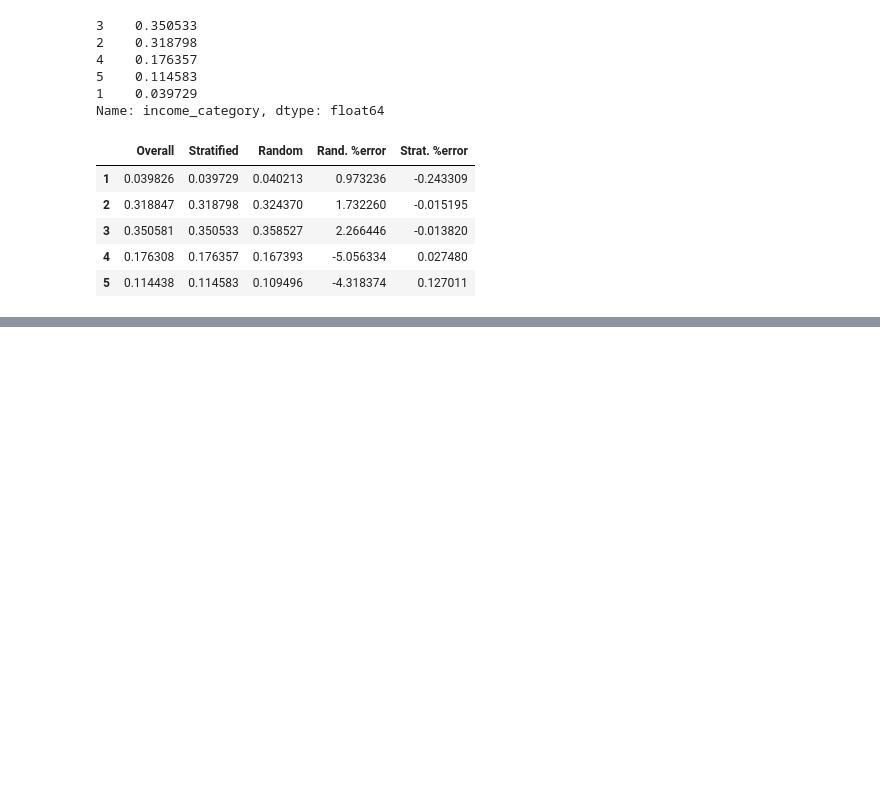
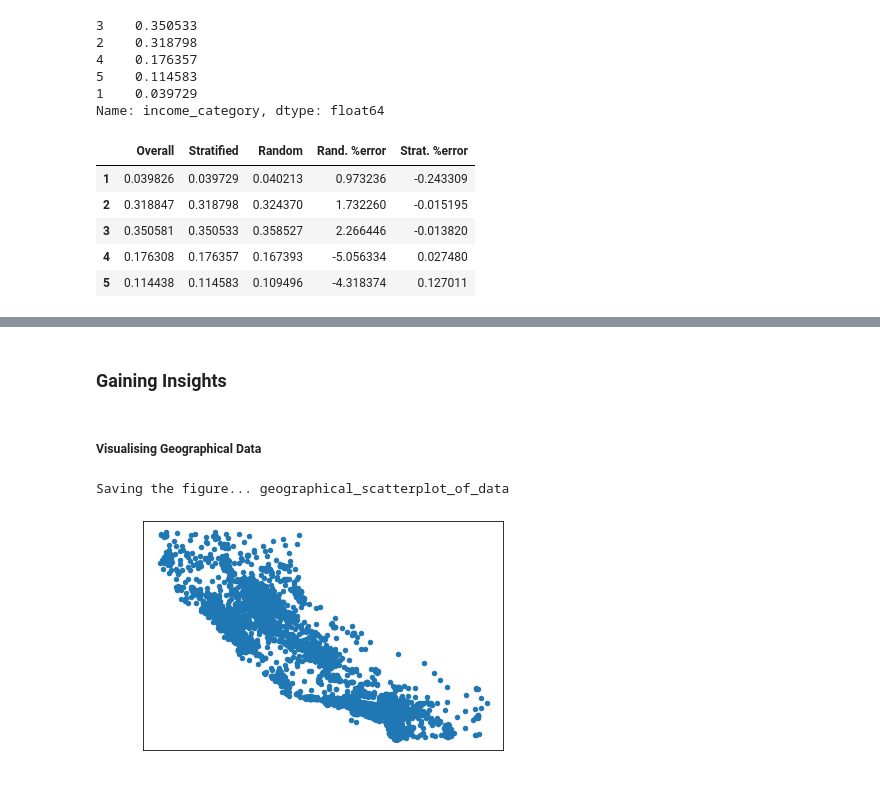
Before and after one commit to Zad-100/End-To-End-Machine-Learning-Project, a Jupyter notebook: housing.ipynb, the cells around one changed output, grey strips where cells are left out. Drawn from its saved outputs; the diff is of its cells as text; code cells hidden in the pictures; blank space fills up the shorter version.

Commit message:
Visualising the train data deeper. Test set created and set aside.

```diff
--- a/housing.ipynb
+++ b/housing.ipynb
@@ -100,9 +100,11 @@ housingDF.describe()
 import matplotlib as mpl
 import matplotlib.pyplot as plt
 
-mpl.rc("axes", labelsize=14, titlecolor="w")
+mpl.rc("axes", labelsize=14, titlecolor="w", labelcolor="w")
 mpl.rc("xtick", labelsize=12, c="w")
 mpl.rc("ytick", labelsize=12, c="w")
+# mpl.rc("axislabel", c="w")
+# mpl.rc("xlabel", c="w")
 # %%
 # Where to save the figures
 PROJECT_ROOT_DIR = "."
@@ -356,0 +348,15 @@ memory usage: 354.8+ KB
+# %% [markdown]
+### Gaining Insights
+# %%
+# Creating a copy of the training set to play with
+trainDF = stratTrainSet.copy()
+# %% [markdown]
+##### Visualising Geographical Data
+# %%
+# Longitude and Latitude
+# Scatterplot of all districts to viualise the data
+trainDF.plot(kind="scatter", x="longitude", y="latitude")
+saveFigures("geographical_scatterplot_of_data")
+# %% [output]
+Saving the figure... geographical_scatterplot_of_data
+[figure, added]
```
Also changed, not shown: parts of 4 cells of this notebook, 3 other files.
